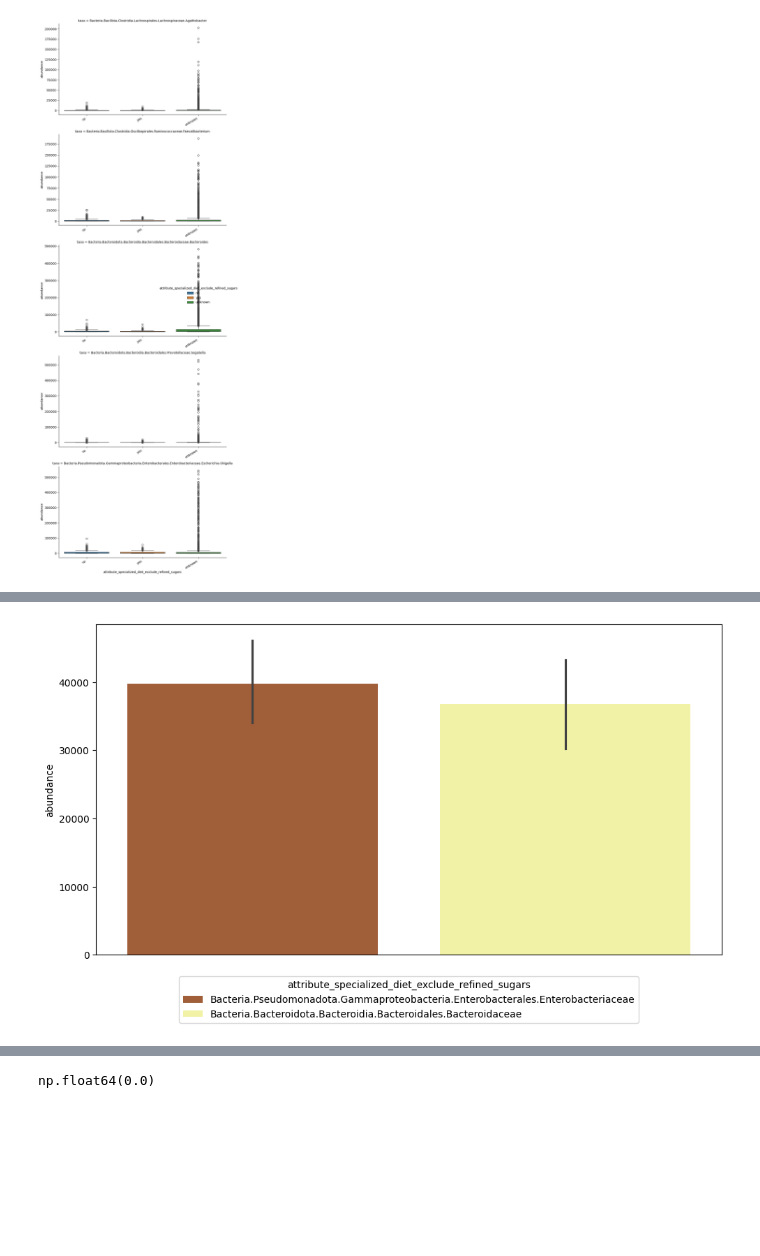
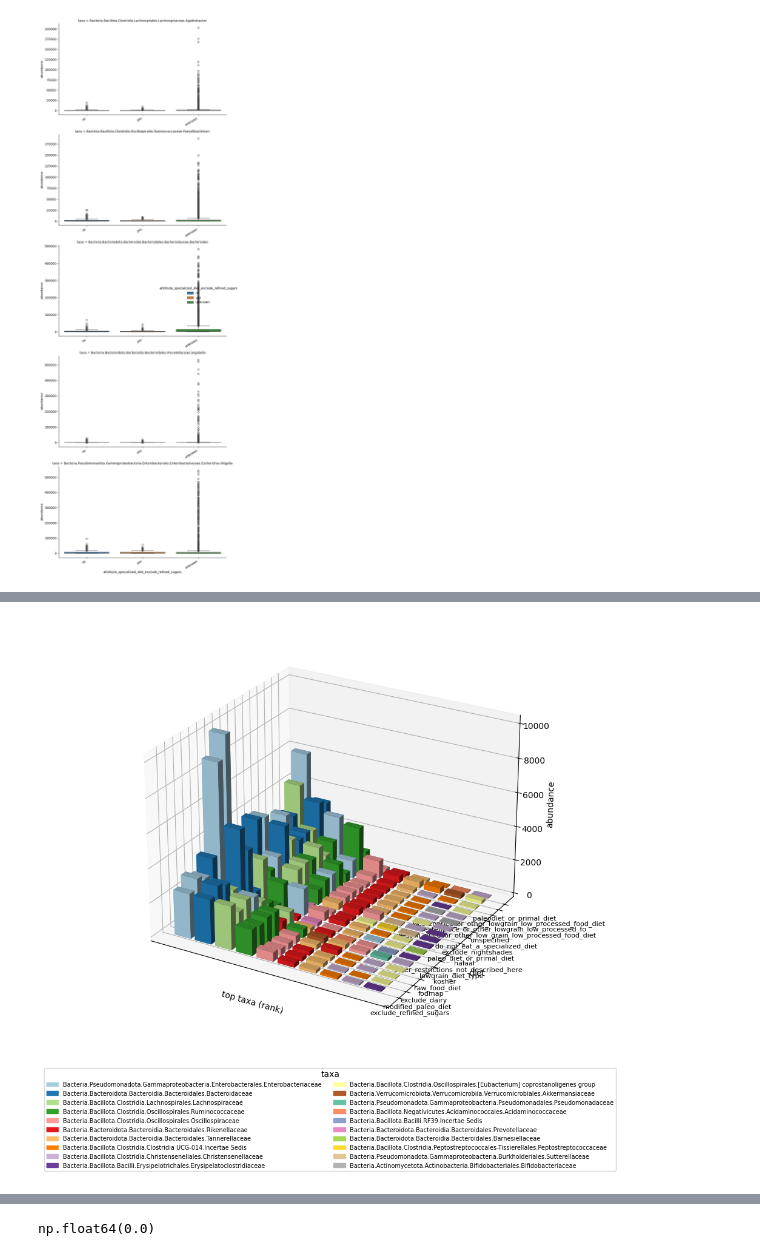
Before and after one commit to rredkovich/uniba_dataviz_project, a Jupyter notebook: Untitled.ipynb, the cells around one changed output, grey strips where cells are left out. Saved outputs shown, nothing was run; the diff lists cells and outputs as text; code cells hidden in the pictures; blank space fills up the shorter version.

Commit message:
All graphs on one graph

```diff
--- a/Untitled.ipynb
+++ b/Untitled.ipynb
@@ -85,8 +85,8 @@ pass
 
 # display(metadata_table.groupby('attribute_diet_type')['attribute_diet_type'].unique())
 # display(metadata_table.groupby('attribute_specialized_diet_kosher')['attribute_specialized_diet_kosher'].unique())
-
-all_diets = ('attribute_specialized_diet_exclude_refined_sugars','attribute_specialized_diet_modified_paleo_diet','attribute_specialized_diet_exclude_dairy','attribute_specialized_diet_fodmap','attribute_specialized_diet_raw_food_diet','attribute_specialized_diet_kosher','attribute_lowgrain_diet_type','attribute_specialized_diet_other_restrictions_not_described_here','attribute_specialized_diet_halaal','attribute_specialized_diet_paleo_diet_or_primal_diet','attribute_specialized_diet_exclude_nightshades','attribute_specialized_diet_i_do_not_eat_a_specialized_diet','attribute_specialized_diet_unspecified','attribute_specialized_diet_weston_price_or_other_low_grain_low_processed_food_diet','attribute_pm_shared_who_nutritionistdietician','attribute_specialized_diet_westenprice_or_other_lowgrain_low_processed_fo','attribute_pm_lifestyle_change_how_change_in_diet_ie_taking_a_probiotic','attribute_specialized_diet_westenprice_or_other_lowgrain_low_processed_food_diet','attribute_specialized_diet_paleodiet_or_primal_diet','attribute_diet','attribute_specialized_diet')
+strange_diet = ['attribute_pm_shared_who_nutritionistdietician','attribute_pm_lifestyle_change_how_change_in_diet_ie_taking_a_probiotic','attribute_diet','attribute_specialized_diet',]
+all_diets = ['attribute_specialized_diet_exclude_refined_sugars','attribute_specialized_diet_modified_paleo_diet','attribute_specialized_diet_exclude_dairy','attribute_specialized_diet_fodmap','attribute_specialized_diet_raw_food_diet','attribute_specialized_diet_kosher','attribute_lowgrain_diet_type','attribute_specialized_diet_other_restrictions_not_described_here','attribute_specialized_diet_halaal','attribute_specialized_diet_paleo_diet_or_primal_diet','attribute_specialized_diet_exclude_nightshades','attribute_specialized_diet_i_do_not_eat_a_specialized_diet','attribute_specialized_diet_unspecified','attribute_specialized_diet_weston_price_or_other_low_grain_low_processed_food_diet','attribute_specialized_diet_westenprice_or_other_lowgrain_low_processed_fo','attribute_specialized_diet_westenprice_or_other_lowgrain_low_processed_food_diet','attribute_specialized_diet_paleodiet_or_primal_diet']
 
 extra_diets_cols = ('attribute_diet_type', )
 
@@ -266,34 +305,66 @@ Docstring:   Set the color palette in a with statement, otherwise be a list.
 # %%
-colors = sns.color_palette('Paired').as_hex()
+import numpy as np
+from mpl_toolkits.mplot3d import Axes3D  # noqa: F401
+from matplotlib.patches import Patch
+
+# top-10 таксонов на диету (где diet == "yes"), как в исходной ячейке
+diet_tops = {}
+for diet in all_diets:
+    top_ = (df_long.query(f'{diet} == "yes"')
+                 .groupby('taxa', as_index=False)['abundance'].median()   # или .mean()
+                 .sort_values('abundance', ascending=False)
+                 .head(10))
+    if not top_.empty:
+        diet_tops[diet] = top_.reset_index(drop=True)
+
+# единая палитра: один цвет = один таксон на всех диетах
+base_colors = (sns.color_palette('Paired').as_hex()
+               + sns.color_palette('Set2').as_hex()
+               + sns.color_palette('Set3').as_hex()
+               + sns.color_palette('tab20').as_hex())
 palette = {}
-for diet in all_diets:
-    # if 'meat' not in diet: continue
-    # diet = 'attribute_specialized_diet_halaal'
-    top_ = df_long.query(f'{diet} == "yes"').sort_values('abundance', ascending=False)[:10]
+for top_ in diet_tops.values():
     for t in top_['taxa']:
         if t not in palette:
-            palette[t] = colors.pop()
+            palette[t] = base_colors[len(palette) % len(base_colors)]
 
-    fig, ax = plt.subplots(figsize=(10, 6))
+fig = plt.figure(figsize=(14, 9))
+ax = fig.add_subplot(111, projection='3d')
 
+bar_w, bar_d = 0.8, 0.6
+for y_idx, (diet, top_) in enumerate(diet_tops.items()):
+    xs = np.arange(len(top_), dtype=float)
+    ys = np.full_like(xs, y_idx, dtype=float) - bar_d / 2
+    zs = np.zeros_like(xs)
+    dx = np.full_like(xs, bar_w)
+    dy = np.full_like(xs, bar_d)
+    dz = top_['abundance'].to_numpy(dtype=float)
+    bar_colors = [palette[t] for t in top_['taxa']]
+    ax.bar3d(xs, ys, zs, dx, dy, dz, color=bar_colors, shade=True)
 
-    sns.barplot(data=top_, x='taxa', y='abundance', palette=palette, hue='taxa', legend=True)
+ax.set_yticks(range(len(diet_tops)))
+ax.set_yticklabels(
+    [d.replace('attribute_specialized_diet_', '').replace('attribute_', '')
+     for d in diet_tops],
+    fontsize=8,
+)
+ax.set_xticks([])
+ax.set_xlabel('top taxa (rank)')
+ax.set_ylabel('diet')
+ax.set_zlabel('abundance')
+ax.view_init(elev=25, azim=-60)
 
-    ax.set_xticks([])       # убирает подписи по оси X
-    ax.set_xlabel('')       # убирает подпись "taxa" под осью
+handles = [Patch(color=c, label=t) for t, c in palette.items()]
+ax.legend(
+    handles=handles,
+    loc='upper center',
+    bbox_to_anchor=(0.5, -0.05),
+    ncol=2,
+    fontsize=7,
+    title='taxa',
+)
 
-    # легенда под графиком
-    ax.legend(
-        loc='upper center',
-        bbox_to_anchor=(0.5, -0.05),  # ниже графика
-        ncol=1,
-        title=diet
-
-    )
-
-    plt.tight_layout()
-    plt.show()
-    pass
-# (df_long.query('attribute_specialized_diet_halaal == "yes"').sort_values('abundance', ascending=False)[:10]['taxa'])
+plt.tight_layout()
+plt.show()
 # %% [output]
-[figure, old version]
+[figure, new version]
```
Also changed, not shown: parts of 5 cells of this notebook.
